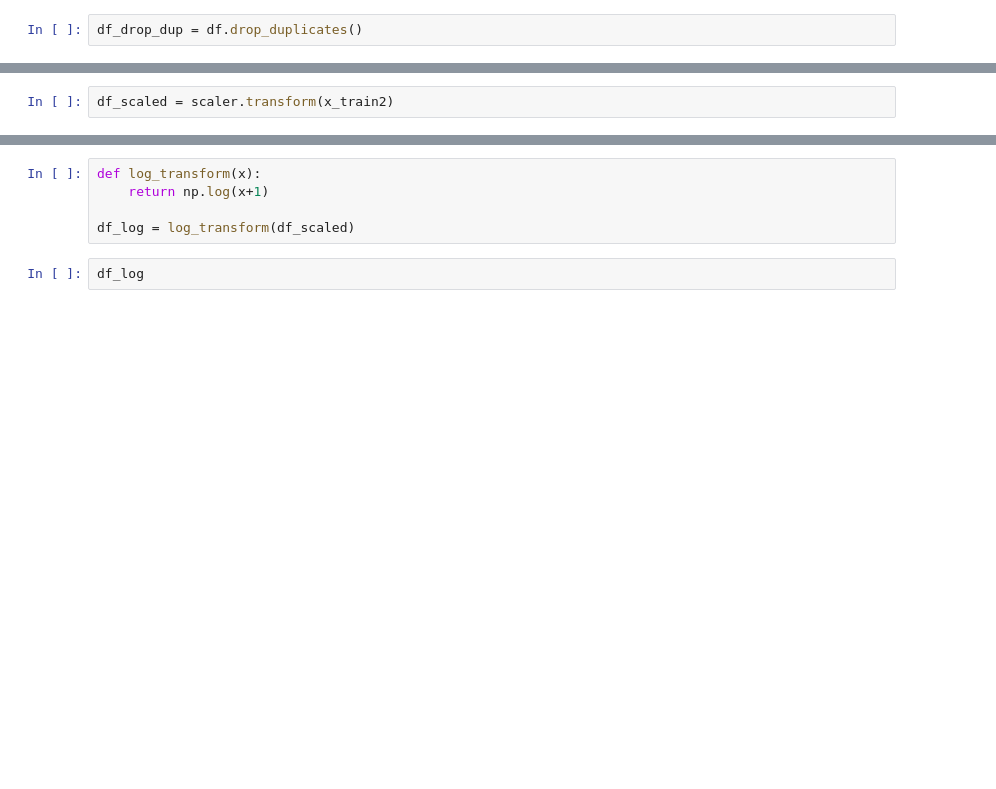
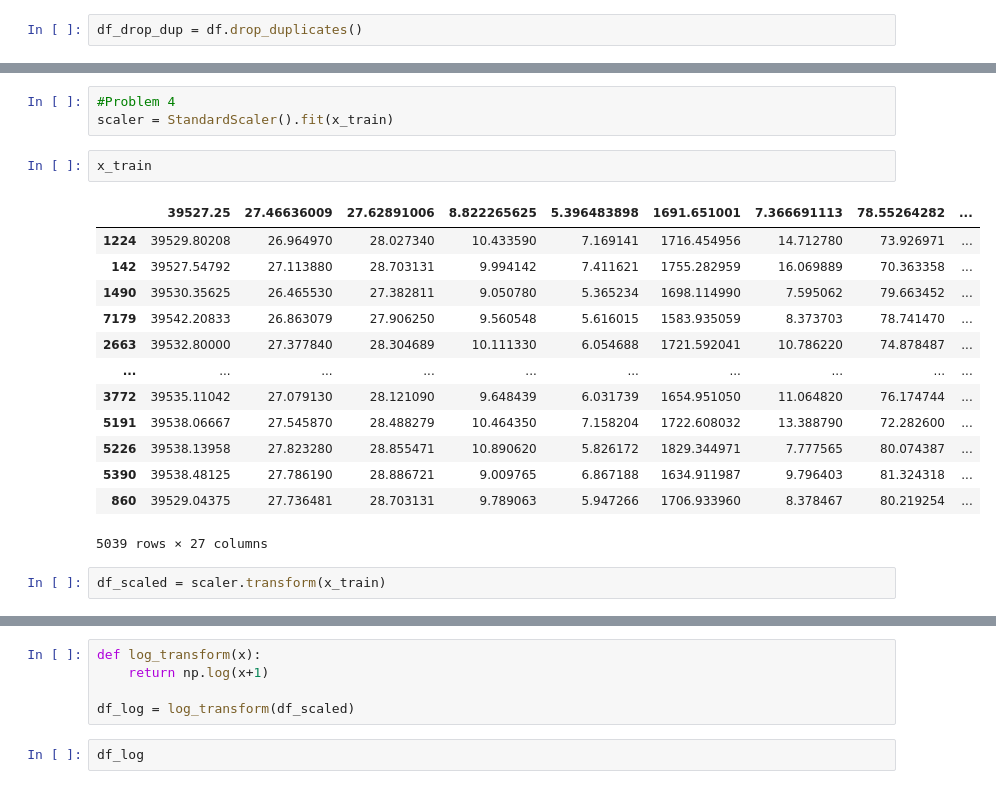
Before and after one commit to miaeve02/HW, a Jupyter notebook: Assignment2/HW@2.ipynb, the cells around one changed output, grey strips where cells are left out. Drawn from its saved outputs; the diff is of its cells as text; blank space fills up the shorter version.

```diff
--- a/Assignment2/HW@2.ipynb
+++ b/Assignment2/HW@2.ipynb
@@ -124,5 +109,24 @@ x_train2
+# %%
+#Problem 4
+scaler = StandardScaler().fit(x_train)
+# %%
+x_train
+# %% [output]
+|  | 39527.25 | 27.46636009 | 27.62891006 | 8.822265625 | 5.396483898 | 1691.651001 | 7.366691113 | 78.55264282 | ... |
+| 1224 | 39529.80208 | 26.964970 | 28.027340 | 10.433590 | 7.169141 | 1716.454956 | 14.712780 | 73.926971 | ... |
+| 142 | 39527.54792 | 27.113880 | 28.703131 | 9.994142 | 7.411621 | 1755.282959 | 16.069889 | 70.363358 | ... |
+| 1490 | 39530.35625 | 26.465530 | 27.382811 | 9.050780 | 5.365234 | 1698.114990 | 7.595062 | 79.663452 | ... |
+| 7179 | 39542.20833 | 26.863079 | 27.906250 | 9.560548 | 5.616015 | 1583.935059 | 8.373703 | 78.741470 | ... |
+| 2663 | 39532.80000 | 27.377840 | 28.304689 | 10.111330 | 6.054688 | 1721.592041 | 10.786220 | 74.878487 | ... |
+| ... | ... | ... | ... | ... | ... | ... | ... | ... | ... |
+| 3772 | 39535.11042 | 27.079130 | 28.121090 | 9.648439 | 6.031739 | 1654.951050 | 11.064820 | 76.174744 | ... |
+| 5191 | 39538.06667 | 27.545870 | 28.488279 | 10.464350 | 7.158204 | 1722.608032 | 13.388790 | 72.282600 | ... |
+| 5226 | 39538.13958 | 27.823280 | 28.855471 | 10.890620 | 5.826172 | 1829.344971 | 7.777565 | 80.074387 | ... |
+| 5390 | 39538.48125 | 27.786190 | 28.886721 | 9.009765 | 6.867188 | 1634.911987 | 9.796403 | 81.324318 | ... |
+| 860 | 39529.04375 | 27.736481 | 28.703131 | 9.789063 | 5.947266 | 1706.933960 | 8.378467 | 80.219254 | ... |
+5039 rows × 27 columns
 # %%
-df_scaled = scaler.transform(x_train2)
+df_scaled = scaler.transform(x_train)
 # %%
 df_scaled
 # %% [output]
```
Also changed, not shown: parts of 16 cells of this notebook.
